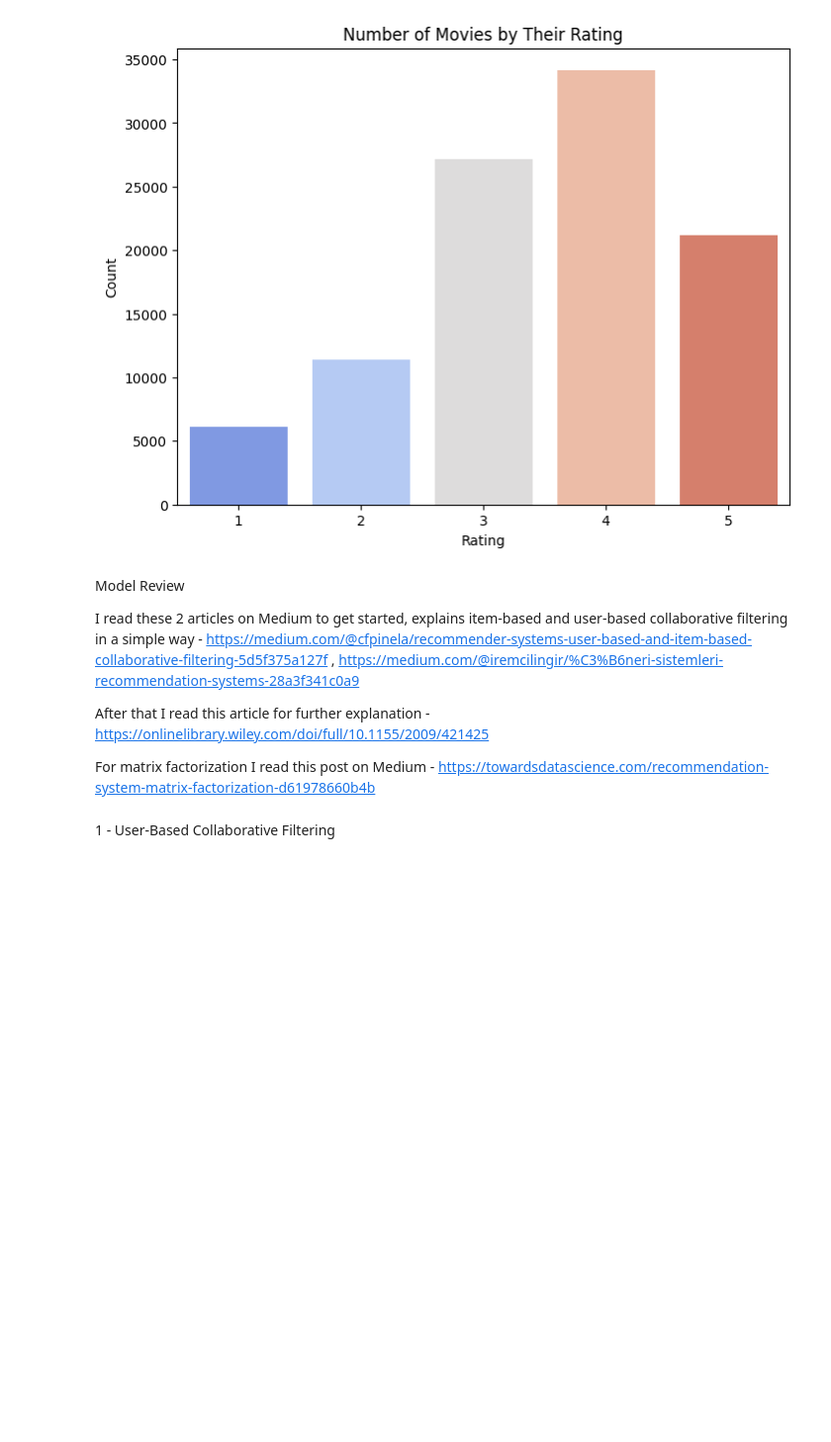
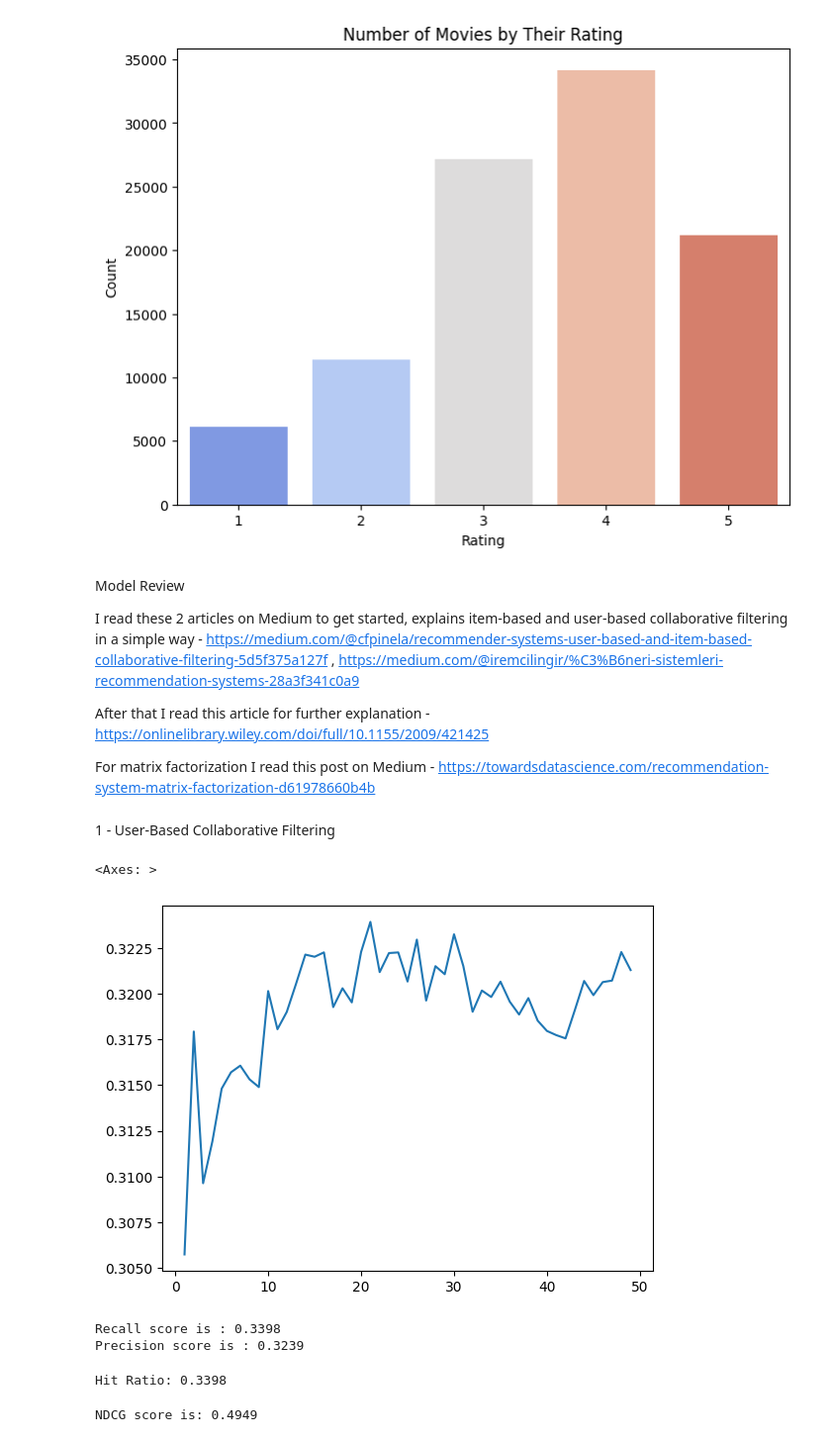
Before and after one commit to omerzzeybek9/Recommender-Systems-MovieLens-100k, a Jupyter notebook: recsystem.ipynb, the cells around one changed output. Shown at 99% size. Saved outputs shown, nothing was run; the diff lists cells and outputs as text; code cells hidden in the pictures; blank space fills up the shorter version.

```diff
--- a/recsystem.ipynb
+++ b/recsystem.ipynb
@@ -94,3 +95,23 @@ After that I read this article for further explanation - https://onlinelibrary.w
 For matrix factorization I read this post on Medium - https://towardsdatascience.com/recommendation-system-matrix-factorization-d61978660b4b
 # %% [markdown]
 1 - User-Based Collaborative Filtering
+# %%
+#Importing KNN for this task and metrics
+from sklearn.neighbors import KNeighborsClassifier
+from sklearn.metrics import recall_score, precision_score, ndcg_score, top_k_accuracy_score
+
+best = []
+def best_k():
+    for k in range(1,50):
+        neighbor = KNeighborsClassifier(n_neighbors=k)
+        neighbor.fit(x_train,y_train)
+        prediction = neighbor.predict(x_test)
+        recall = precision_score(y_test,prediction,average="weighted")
+        best.append(recall)
+best_k()
+# %%
+sns.lineplot(y=best, x = range(1,50))
+#k = 21 is the best
+# %% [output]
+<Axes: >
+[figure, added]
@@ -96,0 +122,16 @@ For matrix factorization I read this post on Medium - https://towardsdatascience
+# %%
+print(f"Recall score is : {recall_score(y_test,prediction, average="weighted"):.4f}")
+print(f"Precision score is : {precision_score(y_test,prediction, average="weighted"):.4f}")
+# %% [output]
+Recall score is : 0.3398
+Precision score is : 0.3239
+# %%
+#I think recall and hit ratio are the same thing
+def hit_ratio(y_test, prediction):
+    hits = sum(1 for true, pred in zip(y_test, prediction) if true == pred)
+    return hits / len(y_test)
+
+hit_ratio_value = hit_ratio(y_test, prediction)
+print(f'Hit Ratio: {hit_ratio_value:.4f}')
+# %% [output]
+Hit Ratio: 0.3398
@@ -96,0 +141,19 @@ For matrix factorization I read this post on Medium - https://towardsdatascience
+# %%
+#I couldn't do it with sklearn ndcg so I used this code from internet
+def dcg_score(y_true, y_score, k):
+    order = np.argsort(y_score)[::-1]
+    y_true = np.take(y_true, order[:k])
+    gains = 2 ** y_true - 1
+    discounts = np.log2(np.arange(2, y_true.size + 2))
+    return np.sum(gains / discounts)
+
+def ndcg_score(y_true, y_score, k=21):
+    best_dcg = dcg_score(y_true, y_true, k)
+    actual_dcg = dcg_score(y_true, y_score, k)
+    return actual_dcg / best_dcg if best_dcg > 0 else 0
+
+k = 21
+ndcg_value = ndcg_score(y_test, prediction, k)
+print(f'NDCG score is: {ndcg_value:.4f}')
+# %% [output]
+NDCG score is: 0.4949
```
Also changed, not shown: parts of 3 cells of this notebook.
